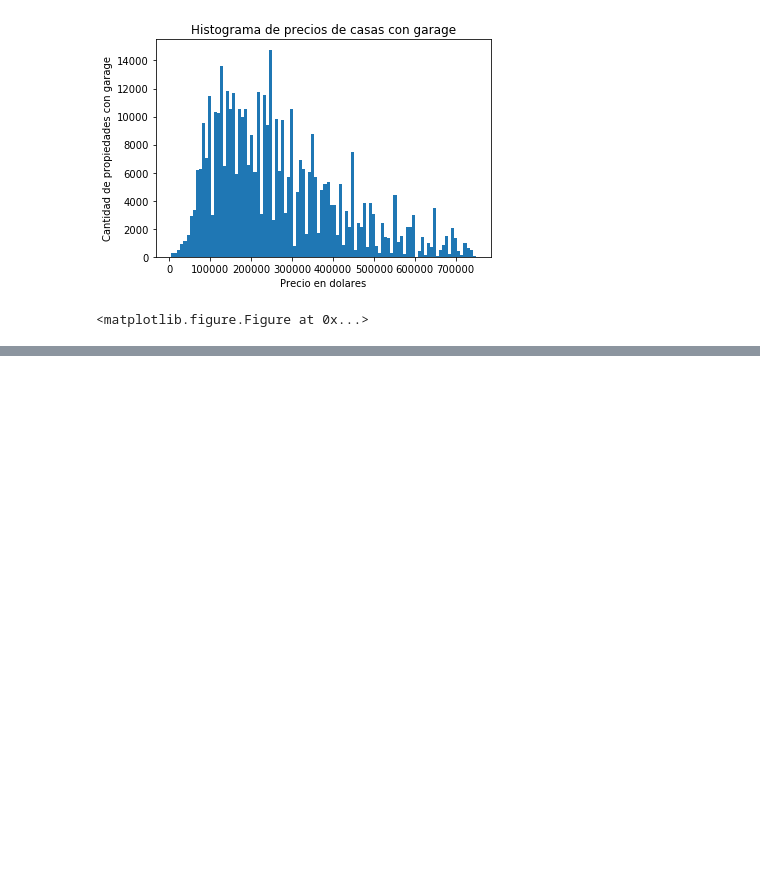
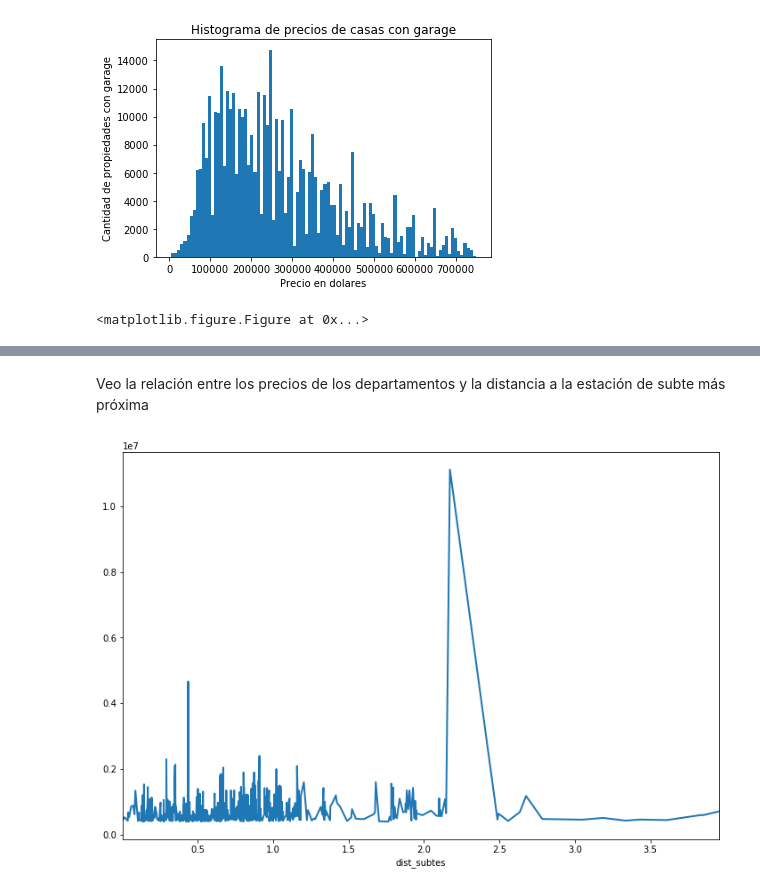
Before and after one commit to lucaslavandeira/7506-tp, a Jupyter notebook: analisis_exploratorio.ipynb, the cells around one changed output, grey strips where cells are left out. Saved outputs shown, nothing was run; the diff lists cells and outputs as text; code cells hidden in the pictures; blank space fills up the shorter version.

```diff
--- a/analisis_exploratorio.ipynb
+++ b/analisis_exploratorio.ipynb
@@ -635,0 +701,6 @@ plt.show()
+# %% [markdown]
+Veo la relación entre los precios de los departamentos y la distancia a la estación de subte más próxima
+# %%
+df_prop_caras.loc[df_prop_caras['property_type'] == 'apartment'].groupby('dist_subtes').mean().loc[:,'price_aprox_usd'].plot(linewidth=2,figsize=(12,8));
+# %% [output]
+[figure, added]
```
Also changed, not shown: parts of 23 cells of this notebook.
